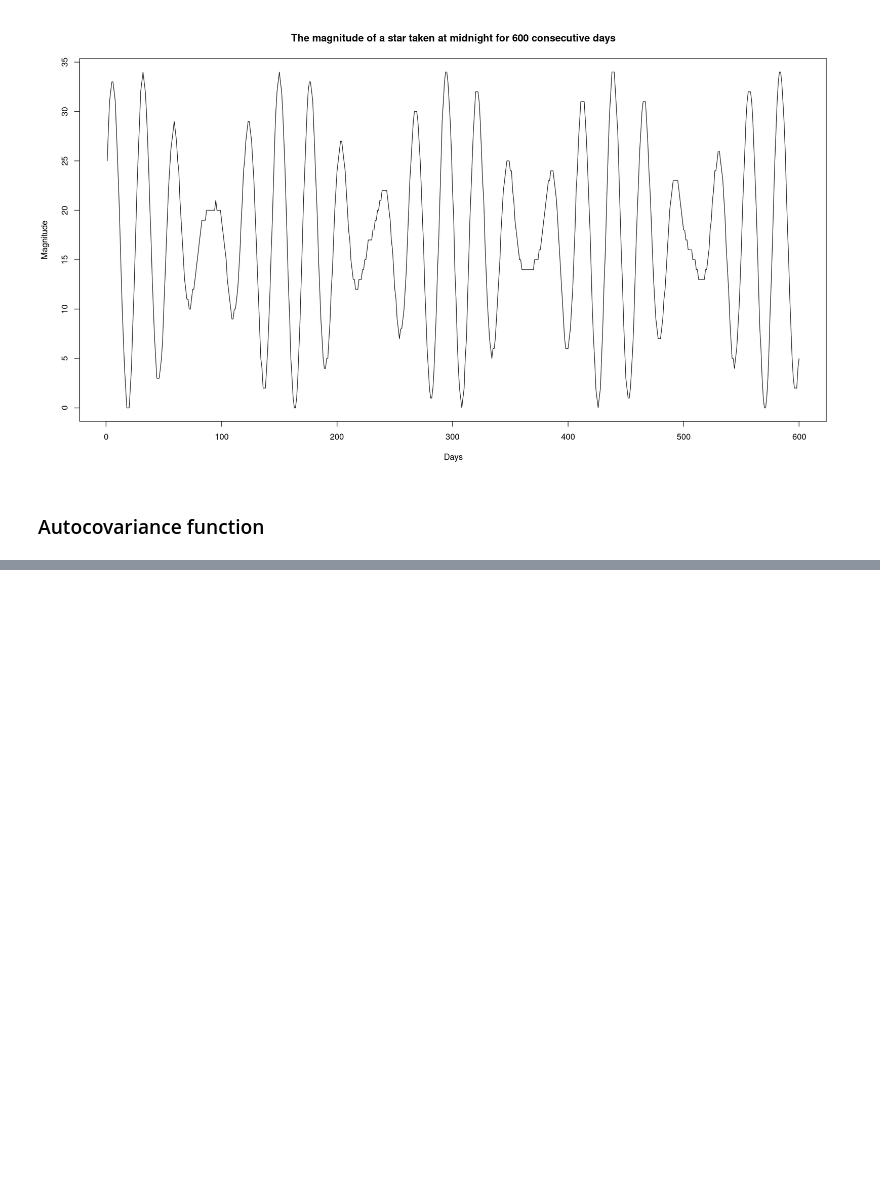
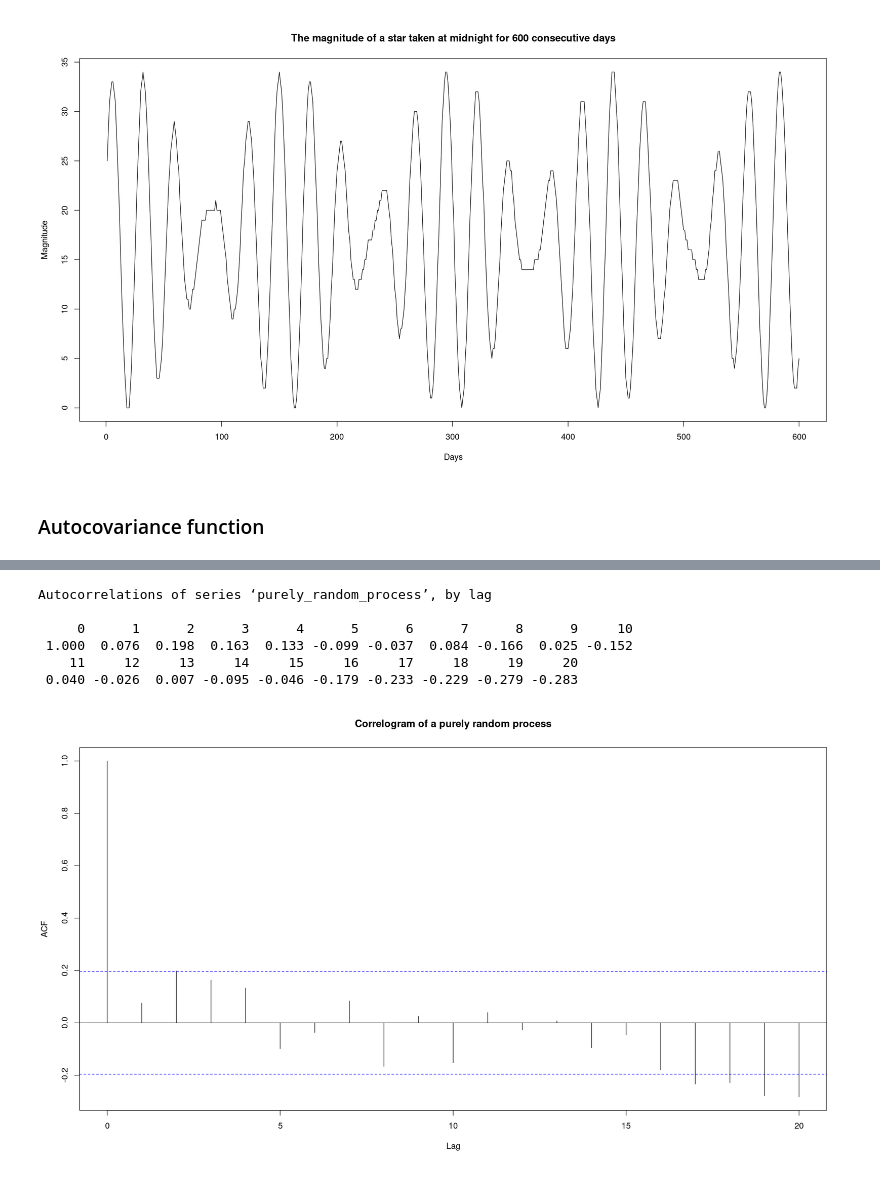
Before and after one commit to anilkunwar/coursera, a Jupyter notebook: SUNY_Practical_Time_Series_Analysis/Visualizing-Time-Series-and-Beginning-to Model-Time-Series.ipynb, the cells around one changed output, grey strips where cells are left out. Drawn from its saved outputs; the diff is of its cells as text; code cells hidden in the pictures; blank space fills up the shorter version.

```diff
--- a/SUNY_Practical_Time_Series_Analysis/Visualizing-Time-Series-and-Beginning-to Model-Time-Series.ipynb
+++ b/SUNY_Practical_Time_Series_Analysis/Visualizing-Time-Series-and-Beginning-to Model-Time-Series.ipynb
@@ -189,0 +298,10 @@ plot(star, main='The magnitude of a star taken at midnight for 600 consecutive d
+# %%
+(acf(purely_random_process, main='Correlogram of a purely random process'))
+# %% [output]
+Autocorrelations of series ‘purely_random_process’, by lag
+
+     0      1      2      3      4      5      6      7      8      9     10
+ 1.000  0.076  0.198  0.163  0.133 -0.099 -0.037  0.084 -0.166  0.025 -0.152
+    11     12     13     14     15     16     17     18     19     20
+ 0.040 -0.026  0.007 -0.095 -0.046 -0.179 -0.233 -0.229 -0.279 -0.283
+[figure, added]
```
Also changed, not shown: parts of 12 cells of this notebook.
